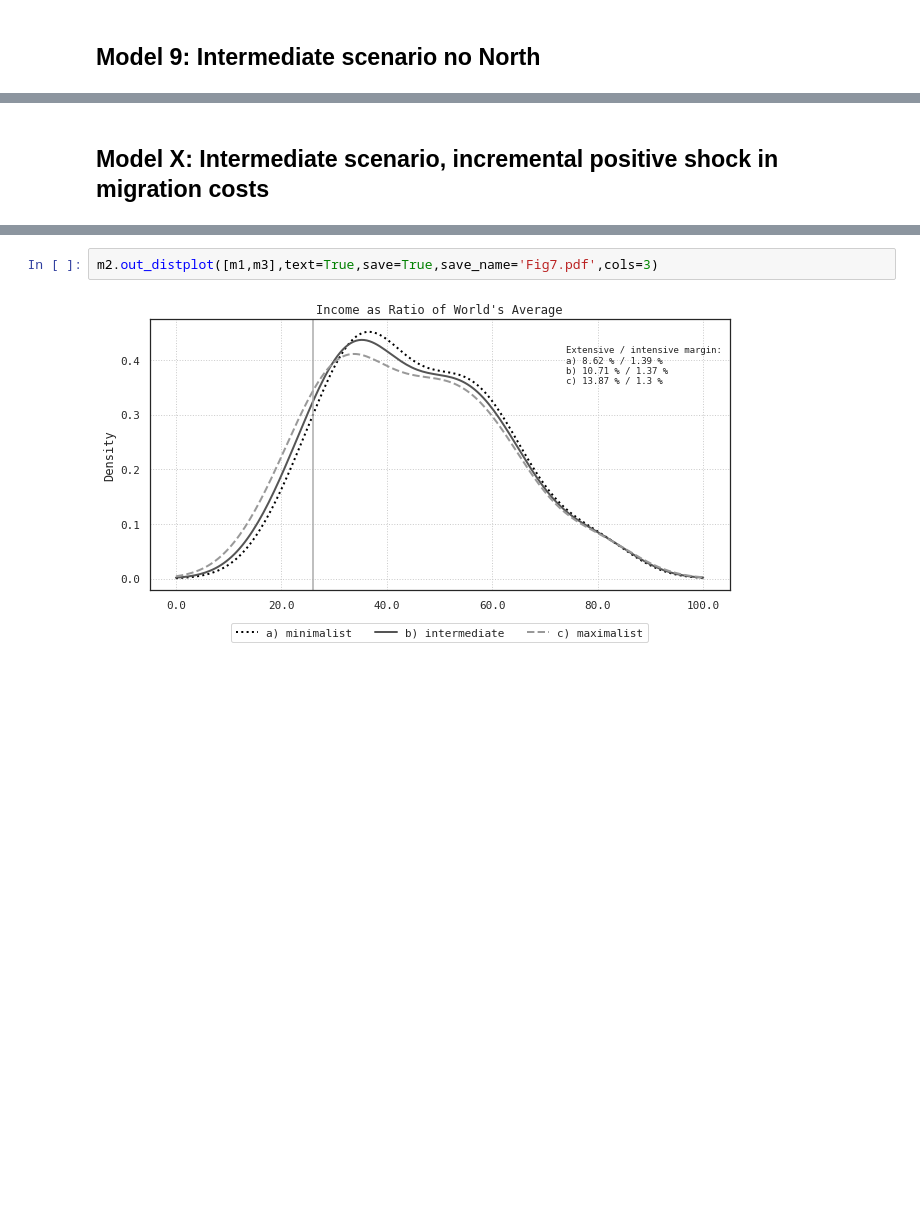
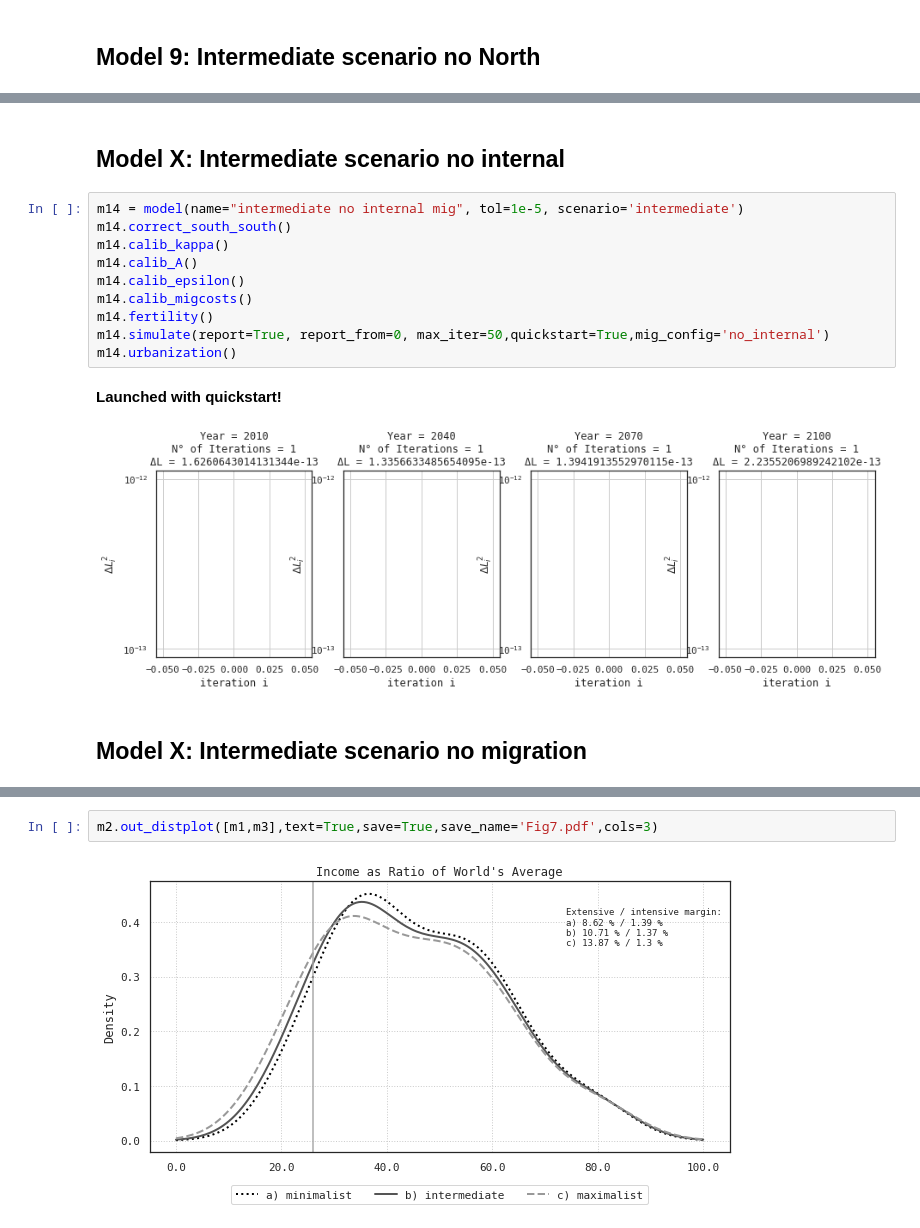
Before and after one commit to hscheewel/GeographyOfClimateMigration, a Jupyter notebook: model.ipynb, the cells around one changed output, grey strips where cells are left out. Cells and saved outputs as stored; diff of their text form; blank space fills up the shorter version.

```diff
--- a/model.ipynb
+++ b/model.ipynb
@@ -1506,3 +1600,18 @@ m10.urbanization()
+# %% [markdown]
+## Model X: Intermediate scenario no internal
+# %%
+m14 = model(name="intermediate no internal mig", tol=1e-5, scenario='intermediate')
+m14.correct_south_south()
+m14.calib_kappa()
+m14.calib_A()
+m14.calib_epsilon()
+m14.calib_migcosts()
+m14.fertility()
+m14.simulate(report=True, report_from=0, max_iter=50,quickstart=True,mig_config='no_internal')
+m14.urbanization()
+# %% [output]
+Launched with quickstart!
+[figure, added]
 # %% [markdown]
-## Model X: Intermediate scenario, incremental positive shock in migration costs
+## Model X: Intermediate scenario no migration
 # %%
```
Also changed, not shown: parts of 46 cells of this notebook.
